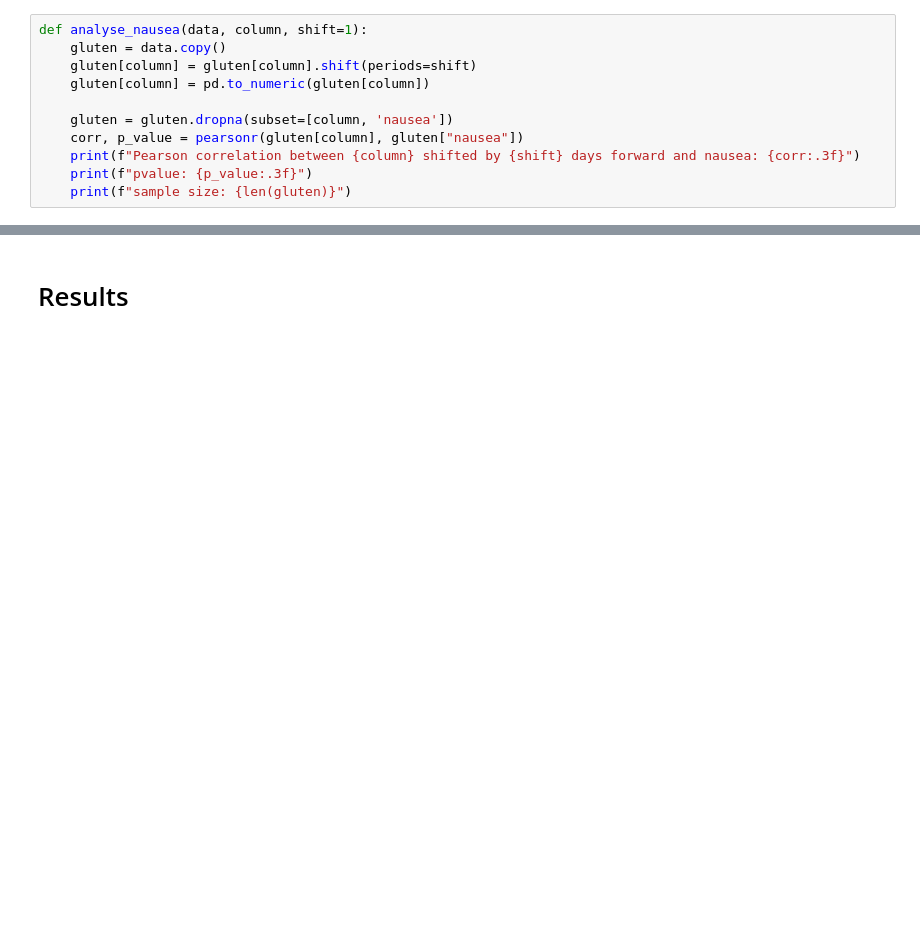
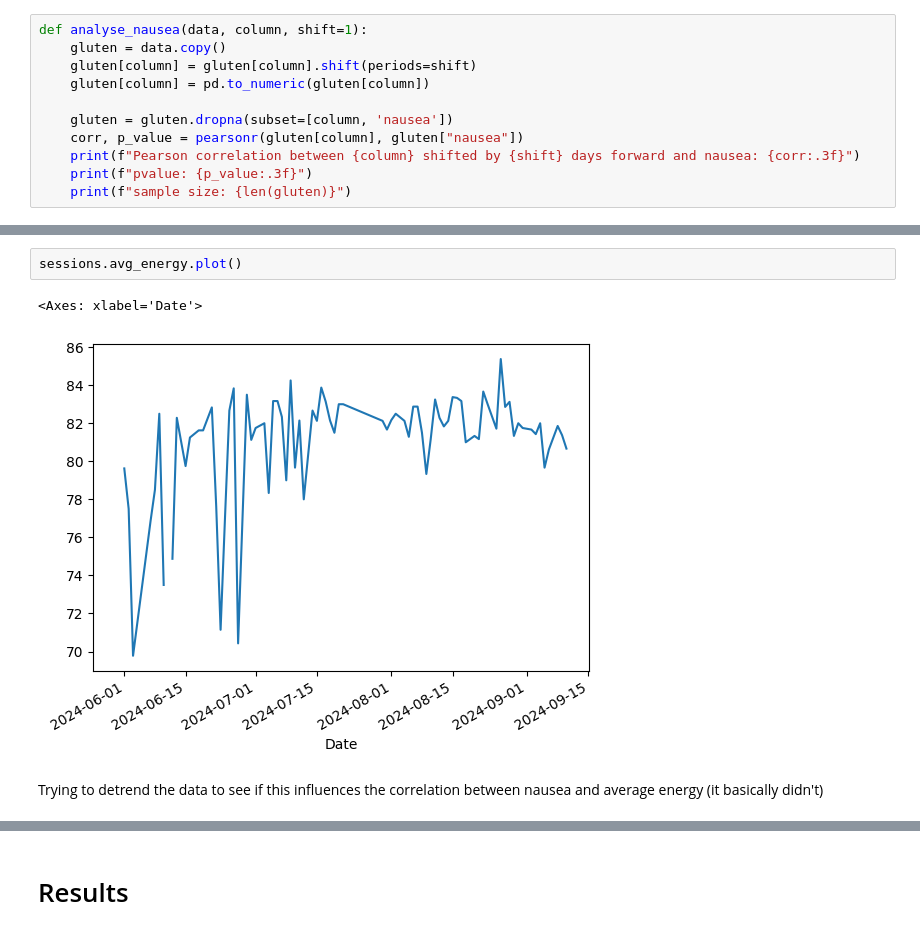
Before and after one commit to sonofhypnos/simon_data, a Jupyter notebook: simon_analysis.ipynb, the cells around one changed output, grey strips where cells are left out. Saved outputs shown, nothing was run; the diff lists cells and outputs as text; blank space fills up the shorter version.

```diff
--- a/simon_analysis.ipynb
+++ b/simon_analysis.ipynb
@@ -626,0 +662,7 @@ sample size: 89
+# %%
+sessions.avg_energy.plot()
+# %% [output]
+<Axes: xlabel='Date'>
+[figure, added]
+# %% [markdown]
+Trying to detrend the data to see if this influences the correlation between nausea and average energy (it basically didn't)
```
Also changed, not shown: parts of 14 cells of this notebook.
